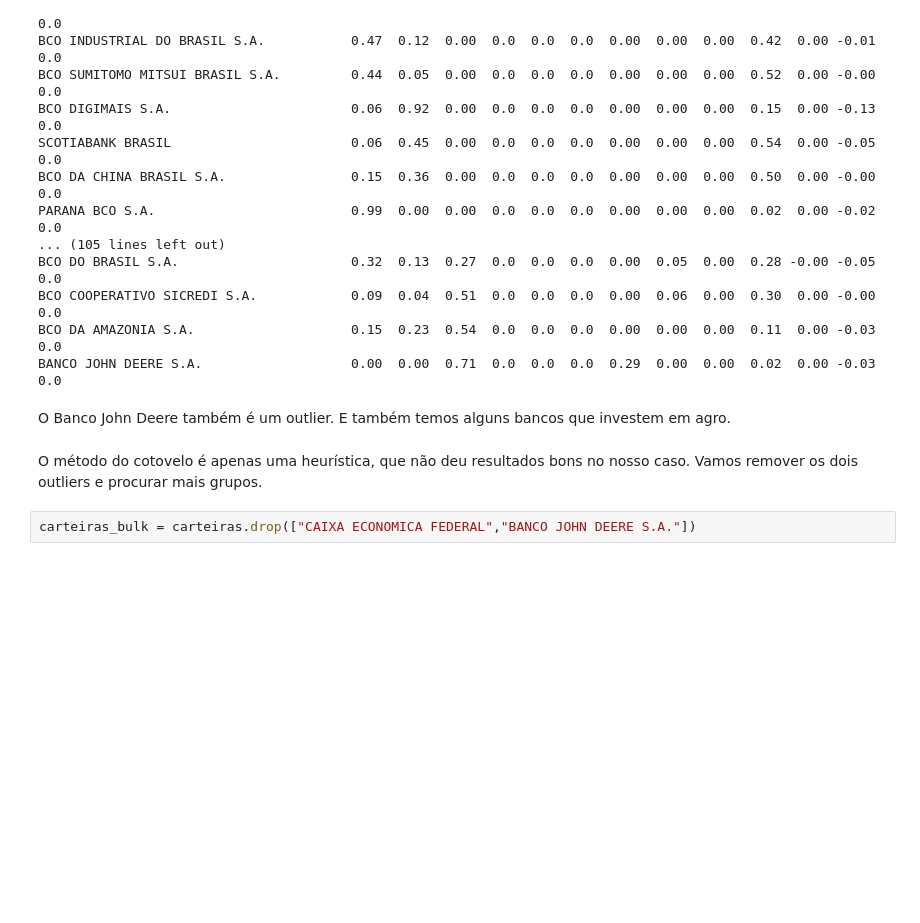
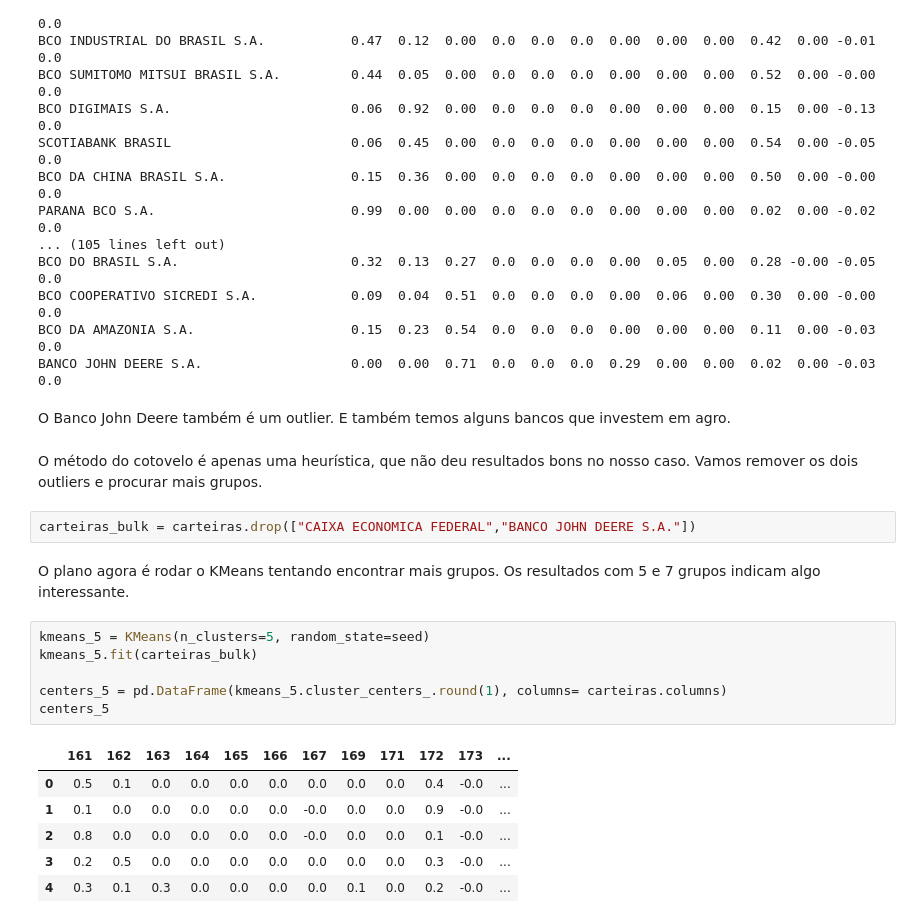
Before and after one commit to caiodnh/Uma-Classifica-o-das-Carteiras-de-Cr-dito-dos-Bancos-Brasileiros, a Jupyter notebook: Carteiras_Junho_2022.ipynb, the cells around one changed output. Saved outputs shown, nothing was run; the diff lists cells and outputs as text; blank space fills up the shorter version.

```diff
--- a/Carteiras_Junho_2022.ipynb
+++ b/Carteiras_Junho_2022.ipynb
@@ -250,3 +250,18 @@ O Banco John Deere também é um outlier. E também temos alguns bancos que inve
 O método do cotovelo é apenas uma heurística, que não deu resultados bons no nosso caso. Vamos remover os dois outliers e procurar mais grupos.
 # %%
 carteiras_bulk = carteiras.drop(["CAIXA ECONOMICA FEDERAL","BANCO JOHN DEERE S.A."])
+# %% [markdown]
+O plano agora é rodar o KMeans tentando encontrar mais grupos. Os resultados com 5 e 7 grupos indicam algo interessante.
+# %%
+kmeans_5 = KMeans(n_clusters=5, random_state=seed)
+kmeans_5.fit(carteiras_bulk)
+
+centers_5 = pd.DataFrame(kmeans_5.cluster_centers_.round(1), columns= carteiras.columns)
+centers_5
+# %% [output]
+|  | 161 | 162 | 163 | 164 | 165 | 166 | 167 | 169 | 171 | 172 | 173 | ... |
+| 0 | 0.5 | 0.1 | 0.0 | 0.0 | 0.0 | 0.0 | 0.0 | 0.0 | 0.0 | 0.4 | -0.0 | ... |
+| 1 | 0.1 | 0.0 | 0.0 | 0.0 | 0.0 | 0.0 | -0.0 | 0.0 | 0.0 | 0.9 | -0.0 | ... |
+| 2 | 0.8 | 0.0 | 0.0 | 0.0 | 0.0 | 0.0 | -0.0 | 0.0 | 0.0 | 0.1 | -0.0 | ... |
+| 3 | 0.2 | 0.5 | 0.0 | 0.0 | 0.0 | 0.0 | 0.0 | 0.0 | 0.0 | 0.3 | -0.0 | ... |
+| 4 | 0.3 | 0.1 | 0.3 | 0.0 | 0.0 | 0.0 | 0.0 | 0.1 | 0.0 | 0.2 | -0.0 | ... |
```
Also changed, not shown: parts of 22 cells of this notebook.
